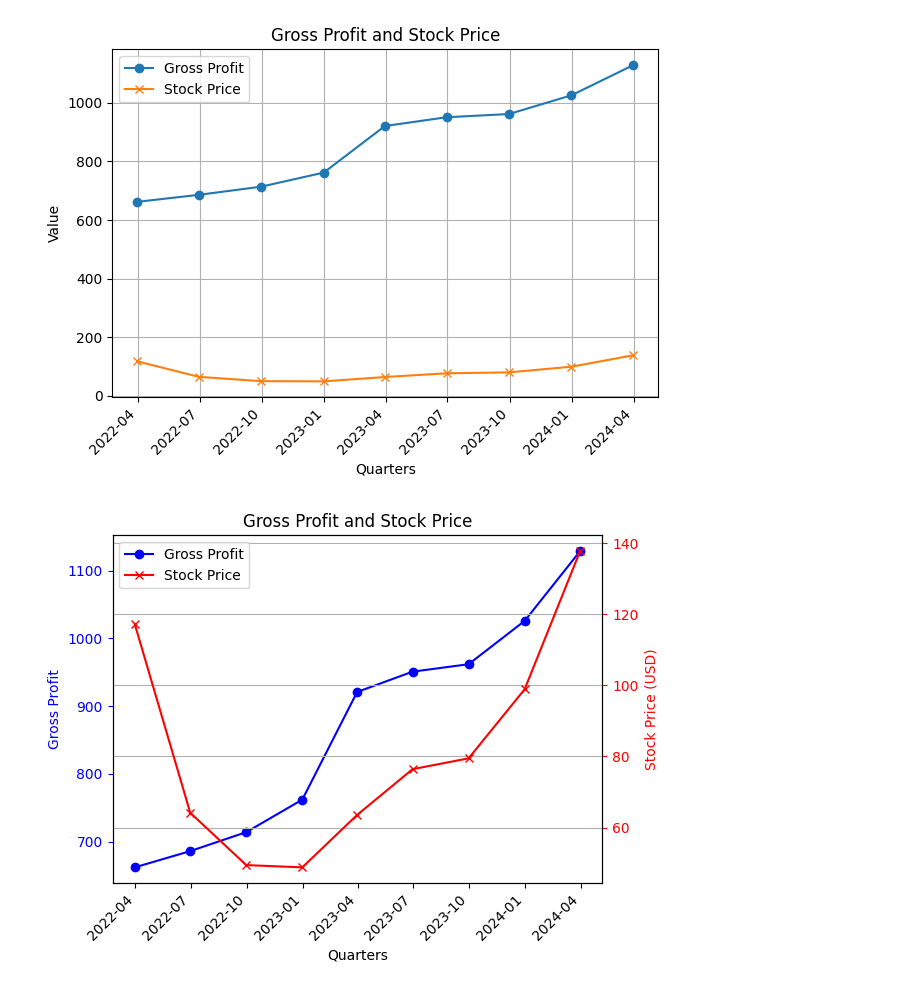
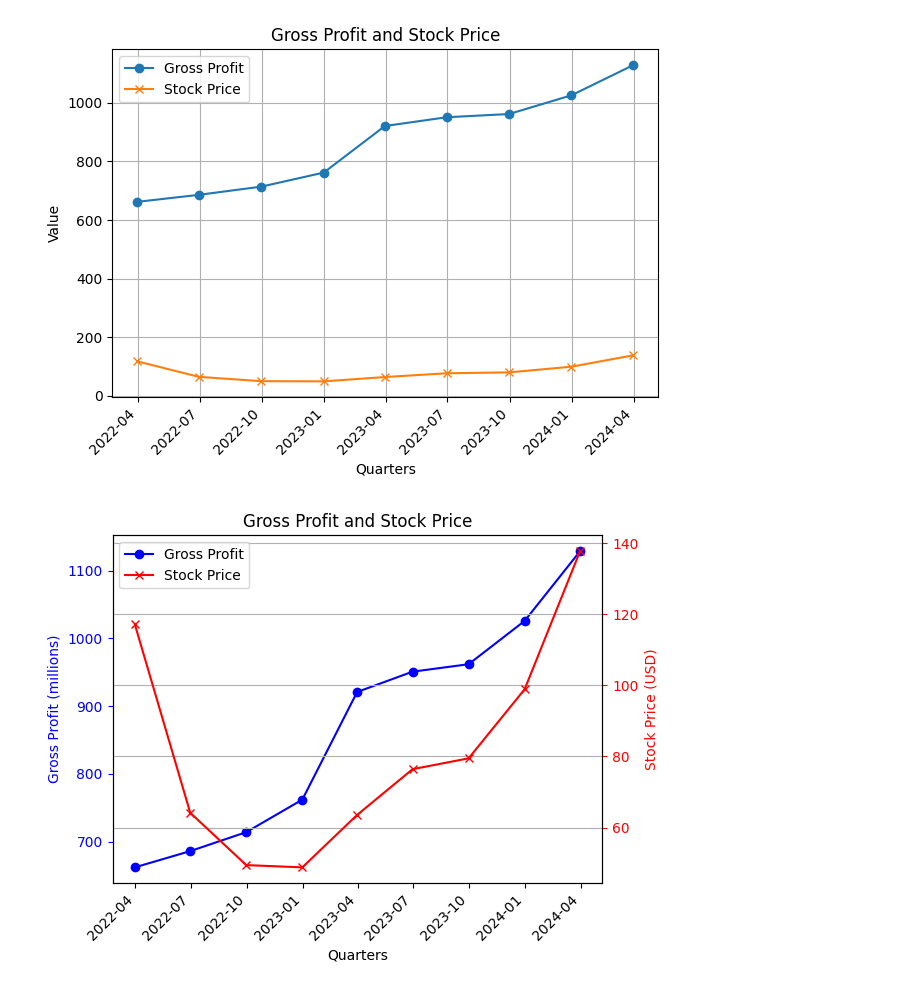
Before and after one commit to JaidenFlint/Project1_Group3, a Jupyter notebook: Project1_DoorDash_Group3.ipynb, the cells around one changed output. Drawn from its saved outputs; the diff is of its cells as text; code cells hidden in the pictures.

Commit message:
fixed the last graph Y axis label to show (millions)

```diff
--- a/Project1_DoorDash_Group3.ipynb
+++ b/Project1_DoorDash_Group3.ipynb
@@ -520,32 +520,32 @@ gross_profit_df.columns = ["ds","y"]
 # Ensure 'ds' in gross_profit_df is also datetime
 gross_profit_df['ds'] = pd.to_datetime(gross_profit_df['ds'])
 
 # Create the figure and the first y-axis
 fig, ax1 = plt.subplots()
 
 # Plot gross profit on the first y-axis
 ax1.plot(gross_profit_df['ds'], gross_profit_df['y'], marker='o', color='blue', label='Gross Profit')
 ax1.set_xlabel("Quarters")
-ax1.set_ylabel("Gross Profit", color='blue')
+ax1.set_ylabel("Gross Profit (millions)", color='blue')
 ax1.tick_params('y', colors='blue')
 ax1.set_xticklabels(ax1.get_xticklabels(), rotation=45, ha='right')
 
 # Create the second y-axis
 ax2 = ax1.twinx()
 
 # Plot stock price on the second y-axis
 ax2.plot(df_doordash_stock_quarterly['ds'], df_doordash_stock_quarterly['stock_price'], marker='x', color='red', label='Stock Price')
 ax2.set_ylabel("Stock Price (USD)", color='red')
 ax2.tick_params('y', colors='red')
 
 plt.title("Gross Profit and Stock Price")
 # Combine legends from both axes
 lines, labels = ax1.get_legend_handles_labels()
 lines2, labels2 = ax2.get_legend_handles_labels()
 ax2.legend(lines + lines2, labels + labels2, loc='upper left')
 
 plt.grid()
 plt.tight_layout()
 plt.show()
 # %% [output]
-[figure, old version]
+[figure, new version]
```
